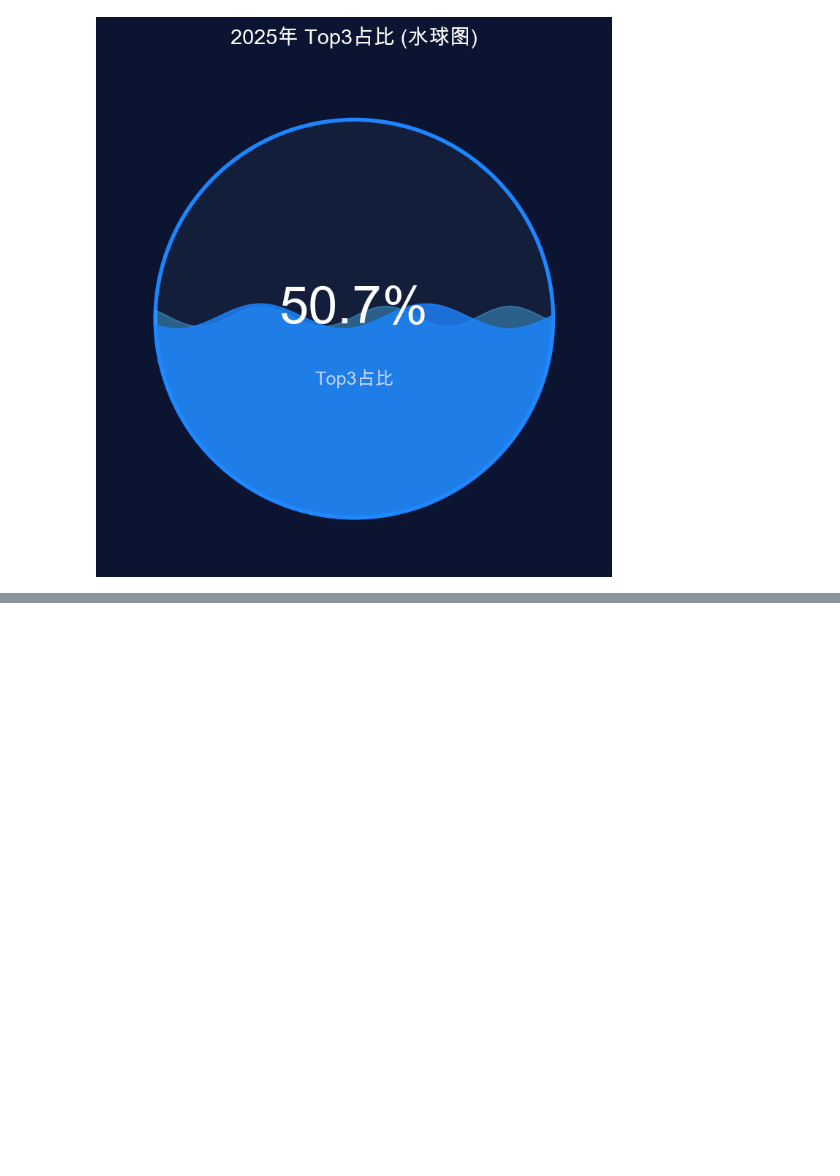
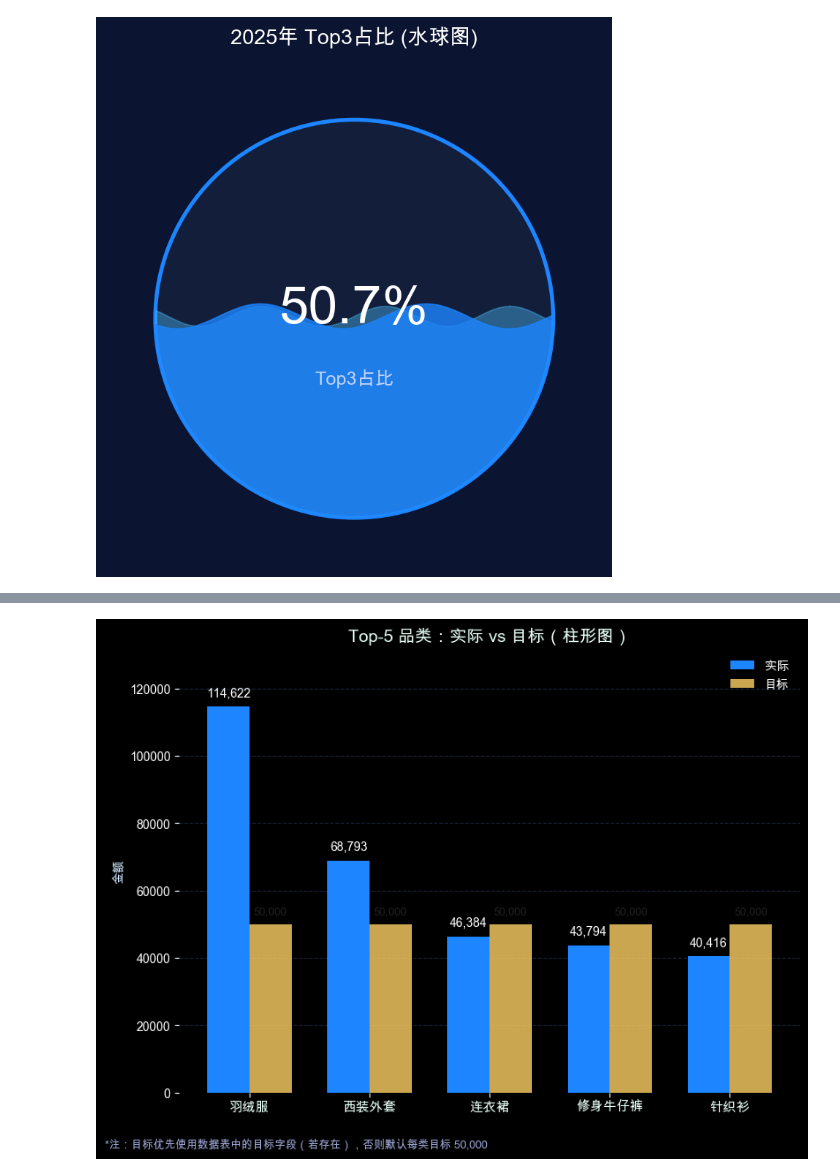
Before and after one commit to Zhen-Zhuo/Data-visualization, a Jupyter notebook: test.ipynb, the cells around one changed output, grey strips where cells are left out. Drawn from its saved outputs; the diff is of its cells as text; code cells hidden in the pictures; blank space fills up the shorter version.

```diff
--- a/test.ipynb
+++ b/test.ipynb
@@ -1750,0 +3095,94 @@ plt.show()
+# %%
+# Top-5 品类柱形图（实际 vs 目标，整合在同一坐标系）
+import pandas as pd
+import numpy as np
+import matplotlib.pyplot as plt
+
+# 获取全局 df
+df = globals().get('df', None)
+if df is None:
+    raise RuntimeError('未找到 DataFrame `df`，请先在 notebook 中加载数据。')
+
+# 自动选择金额列
+amt_col = next((c for c in ['paid_amount','product_amount','amount','total_amount'] if c in df.columns), None)
+if amt_col is None:
+    if {'quantity','unit_price'}.issubset(df.columns):
+        df = df.copy()
+        df['__computed_amount'] = df['quantity'] * df['unit_price']
+        amt_col = '__computed_amount'
+    else:
+        raise RuntimeError('找不到金额列，也无法用 quantity*unit_price 计算金额。')
+
+# 筛选 2025 年数据（有则使用 2025，否则使用全量）
+date_col = next((c for c in ['payment_date','order_date','create_time','date'] if c in df.columns), None)
+if date_col is not None:
+    df[date_col] = pd.to_datetime(df[date_col], errors='coerce')
+    df_valid = df.dropna(subset=[date_col]).copy()
+    df_2025 = df_valid[df_valid[date_col].dt.year == 2025].copy()
+    if df_2025.shape[0] == 0:
+        df_2025 = df_valid
+else:
+    df_2025 = df.copy()
+
+# 识别类别列
+category_col = next((c for c in ['category','product_category','product_name','province','store_name'] if c in df_2025.columns), None)
+if category_col is None:
+    raise RuntimeError('未找到合适的类别列，请在数据中包含 product_name / category / province / store_name 其中之一。')
+
+# 汇总 Top-5
+agg = df_2025.groupby(category_col, as_index=False)[amt_col].sum().rename(columns={amt_col:'sales'})
+agg = agg.sort_values('sales', ascending=False).head(5).reset_index(drop=True)
+if agg.empty:
+    raise RuntimeError('根据当前筛选未计算出任何类别的累计销售。')
+
+# 尝试读取目标列映射，否则回退到默认目标
+target_col_candidates = ['category_target','target_amount','target']
+target_map = {}
+for tcol in target_col_candidates:
+    if tcol in df_2025.columns:
+        tmp = df_2025.groupby(category_col, as_index=False)[tcol].sum().rename(columns={tcol:'target_sum'})
+        target_map = tmp.set_index(category_col)['target_sum'].to_dict()
+        break
+FALLBACK_TARGET = 50000.0
+
+# 准备绘图数据
+cats = agg[category_col].astype(str).tolist()
+actuals = agg['sales'].astype(float).tolist()
+targets = [float(target_map.get(c, FALLBACK_TARGET)) if target_map else FALLBACK_TARGET for c in cats]
+
+# 绘图（并列柱形：实际 vs 目标）
+plt.style.use('dark_background')
+n = len(cats)
+fig, ax = plt.subplots(figsize=(max(8, n*1.6), 6), constrained_layout=True)
+x = np.arange(n)
+width = 0.35
+color_actual = '#1c85ff'
+color_target = '#ffd166'
+
+bars_actual = ax.bar(x - width/2, actuals, width, label='实际', color=color_actual, zorder=3)
+bars_target = ax.bar(x + width/2, targets, width, label='目标', color=color_target, alpha=0.8, zorder=2)
+
+# 标注数值
+global_max = max(max(actuals) if actuals else 0, max(targets) if targets else 0, 1.0)
+for xi, rect in enumerate(bars_actual):
+    h = rect.get_height()
+    ax.text(rect.get_x() + rect.get_width()/2, h + global_max*0.02, f'{int(h):,d}', ha='center', va='bottom', color='white', fontsize=10)
+for xi, rect in enumerate(bars_target):
+    h = rect.get_height()
+    ax.text(rect.get_x() + rect.get_width()/2, h + global_max*0.02, f'{int(h):,d}', ha='center', va='bottom', color='#222422', fontsize=9)
+
+# 格式化坐标轴与样式
+ax.set_xticks(x)
+ax.set_xticklabels(cats, fontsize=11, color='#e6fff5')
+ax.set_ylim(0, global_max * 1.15)
+ax.set_ylabel('金额', color='#cfe8ff')
+ax.legend(frameon=False, fontsize=10)
+ax.grid(axis='y', linestyle='--', color='#2b3f63', alpha=0.6)
+for sp in ax.spines.values():
+    sp.set_visible(False)
+
+ax.set_title('Top-5 品类：实际 vs 目标（柱形图）', fontsize=14, color='#e6fff5')
+ax.text(0.01, 0.01, '*注：目标优先使用数据表中的目标字段（若存在），否则默认每类目标 50,000', fontsize=9, color='#9fa9d8', transform=fig.transFigure)
+plt.show()
+# %% [output]
+[figure, added]
```
Also changed, not shown: parts of 18 cells of this notebook.
